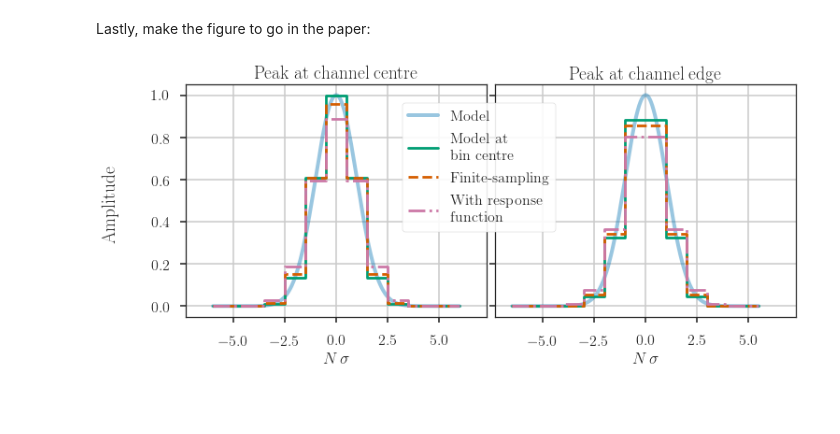
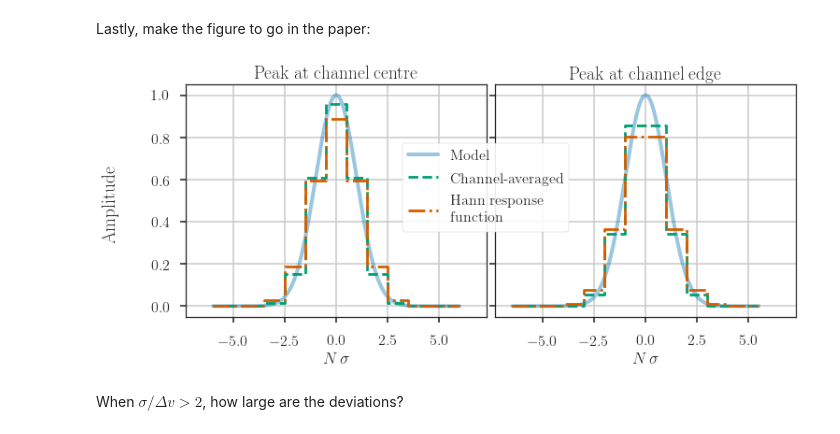
Before and after one commit to Astroua/linewidth-corr-note, a Jupyter notebook: Forward-Modelling Spectral Lines.ipynb, the cells around one changed output. Saved outputs shown, nothing was run; the diff lists cells and outputs as text; code cells hidden in the pictures; blank space fills up the shorter version.

```diff
--- a/Forward-Modelling Spectral Lines.ipynb
+++ b/Forward-Modelling Spectral Lines.ipynb
@@ -735,45 +765,47 @@ fig, ax = plt.subplots(1, 2, figsize=(11.7, 8.27 / 1.75), sharex=True, sharey=Tr
 
 ax[0].plot(vels_01 / sigma, gauss_model(vels_01), label='Model',
            linewidth=4, alpha=0.4)
-ax[0].plot(vels_10 / sigma, gauss_model(vels_10), label='Model at \nbin centre',
-           drawstyle='steps-mid')
+# ax[0].plot(vels_10 / sigma, gauss_model(vels_10), label='Model at \nbin centre',
+#            drawstyle='steps-mid')
 ax[0].plot(vels_10 / sigma, gauss_model_chanweight(vels_10), '--',
-           label='Finite-sampling', drawstyle='steps-mid')
+           label='Channel-averaged', drawstyle='steps-mid')
 ax[0].plot(vels_10 / sigma, convolve_gauss_model_chanweight(vels_10, m33_kernel),
-           '-.', label='With response \nfunction', drawstyle='steps-mid')
+           '-.', label='Hann response \nfunction', drawstyle='steps-mid')
 ax[0].grid()
 ax[0].set_xlim([-7.3, 7.3])
 ax[0].set_title("Peak at channel centre")
 # ax[0].set_ylabel("Amplitude")
 ax[0].set_xlabel(r"$N \, \sigma$")
 
 ax[1].plot((vels_01 - 5.) / sigma, gauss_model(vels_01 - 5.), label='Model',
            linewidth=4, alpha=0.4)
-ax[1].plot((vels_10 - 5.) / sigma, gauss_model(vels_10 - 5.),
-           label='Model at \nbin centre',
-           drawstyle='steps-mid')
+# ax[1].plot((vels_10 - 5.) / sigma, gauss_model(vels_10 - 5.),
+#            label='Model at \nbin centre',
+#            drawstyle='steps-mid')
 ax[1].plot((vels_10 - 5.) / sigma, gauss_model_chanweight(vels_10 - 5.), '--',
-           label='Finite-sampling', drawstyle='steps-mid')
+           label='Channel-averaged', drawstyle='steps-mid')
 ax[1].plot((vels_10 - 5.) / sigma,
            convolve_gauss_model_chanweight(vels_10 - 5., m33_kernel),
            '-.', label='With response \nfunction', drawstyle='steps-mid')
 # ax[1].legend(frameon=True, loc='upper right')
 ax[1].grid()
 ax[1].set_title("Peak at channel edge")
 # plt.ylabel("Amplitude")
 ax[1].set_xlabel(r"$N \, \sigma$")
 
 # plt.tight_layout()
 
 handles, labels = ax[0].get_legend_handles_labels()
 fig.legend(handles, labels, loc=(0.43, 0.45), frameon=True, framealpha=0.9)
 
 # fig.text(0.5, 0.03, r'$N \, \sigma$', ha='center', va='center')
 fig.text(0.03, 0.5, r'Amplitude',
          ha='center', va='center', rotation='vertical')
 
 fig.subplots_adjust(hspace=0.04, wspace=0.03, bottom=0.15)
 
 fig.savefig("example_model_chan_1sigma_both.pdf")
 # %% [output]
-[figure, old version]
+[figure, new version]
+# %% [markdown]
+When $\sigma / \Delta v > 2$, how large are the deviations?
```
Also changed, not shown: parts of 9 cells of this notebook.
